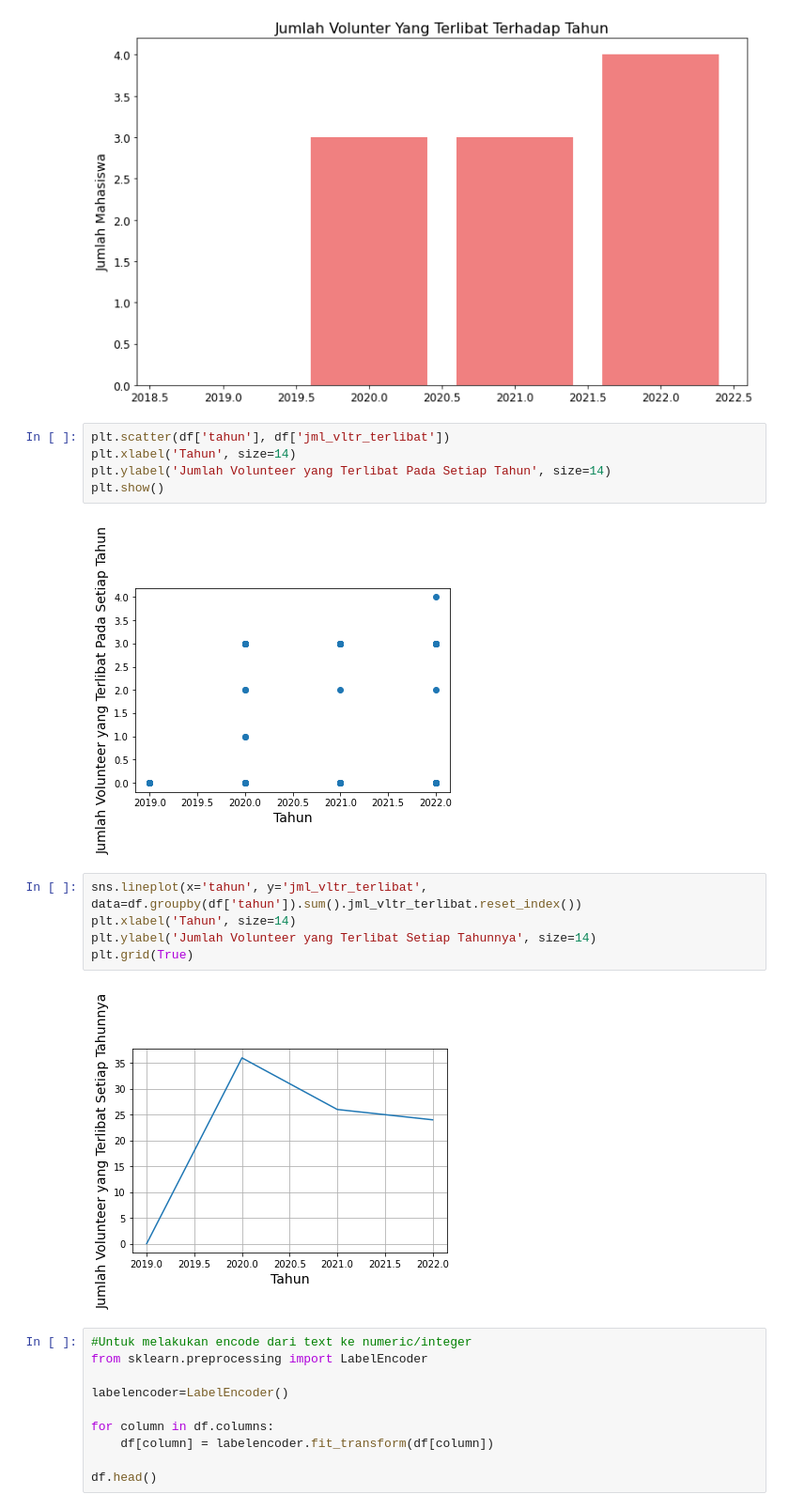
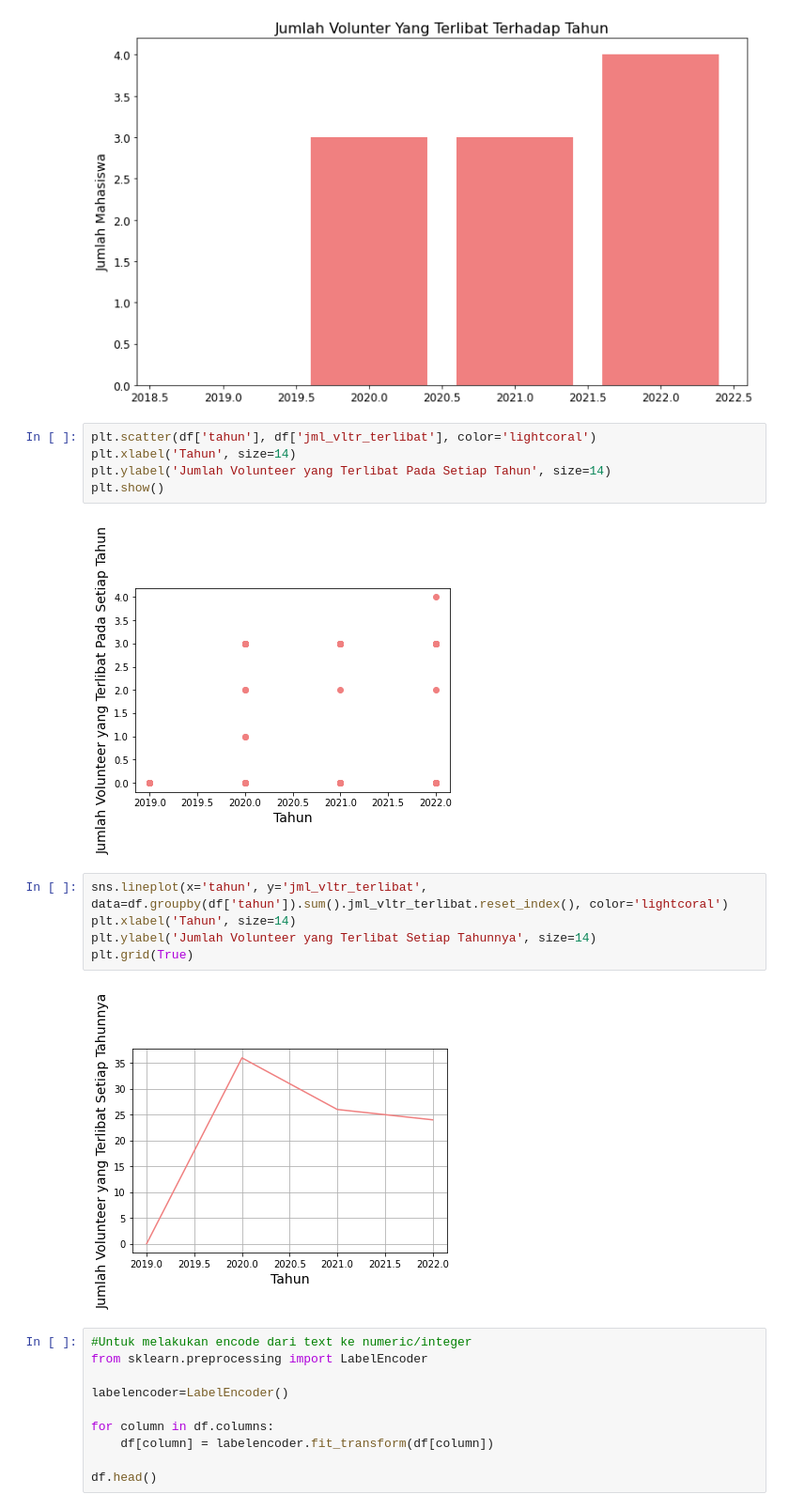
Before and after one commit to dhikaainul/Machine_Learning_Quiz_2, a Jupyter notebook: ML_Quiz2.ipynb, the cells around one changed output. Shown: that part at 94% size. Saved outputs shown, nothing was run; the diff lists cells and outputs as text.

```diff
--- a/ML_Quiz2.ipynb
+++ b/ML_Quiz2.ipynb
@@ -129,19 +129,19 @@ plt.show()
 # %% [output]
 [figure]
 # %%
-plt.scatter(df['tahun'], df['jml_vltr_terlibat'])
+plt.scatter(df['tahun'], df['jml_vltr_terlibat'], color='lightcoral')
 plt.xlabel('Tahun', size=14)
 plt.ylabel('Jumlah Volunteer yang Terlibat Pada Setiap Tahun', size=14)
 plt.show()
 # %% [output]
-[figure, old version]
+[figure, new version]
 # %%
-sns.lineplot(x='tahun', y='jml_vltr_terlibat', data=df.groupby(df['tahun']).sum().jml_vltr_terlibat.reset_index())
+sns.lineplot(x='tahun', y='jml_vltr_terlibat', data=df.groupby(df['tahun']).sum().jml_vltr_terlibat.reset_index(), color='lightcoral')
 plt.xlabel('Tahun', size=14)
 plt.ylabel('Jumlah Volunteer yang Terlibat Setiap Tahunnya', size=14)
 plt.grid(True)
 # %% [output]
-[figure, old version]
+[figure, new version]
 # %%
 #Untuk melakukan encode dari text ke numeric/integer
 from sklearn.preprocessing import LabelEncoder
```
